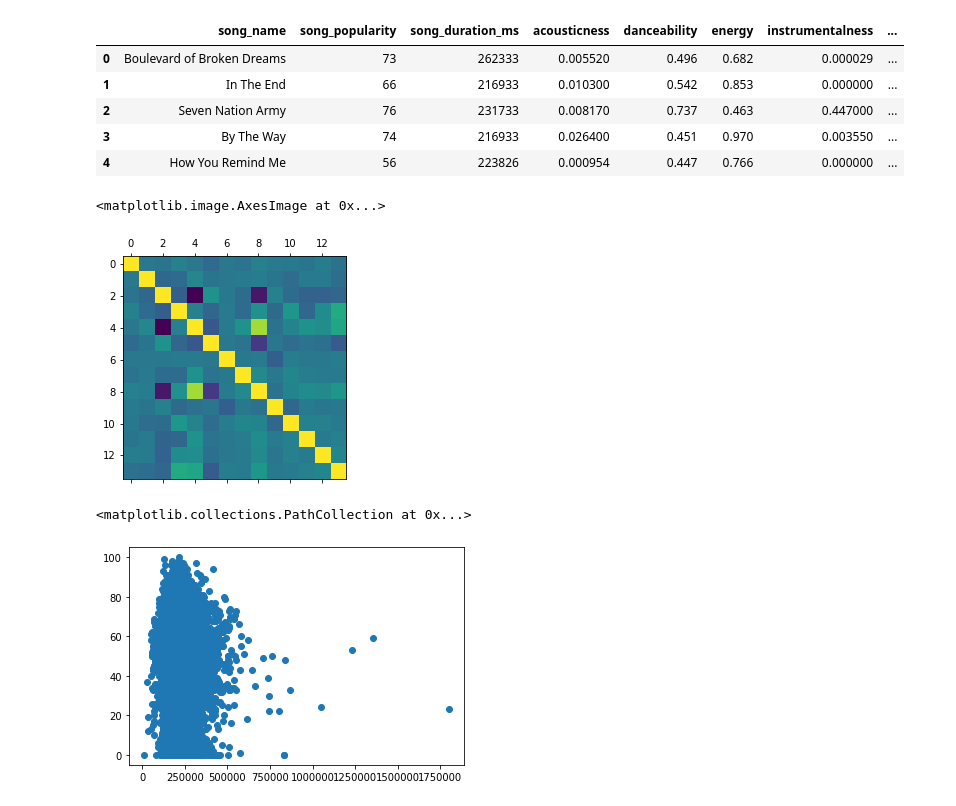
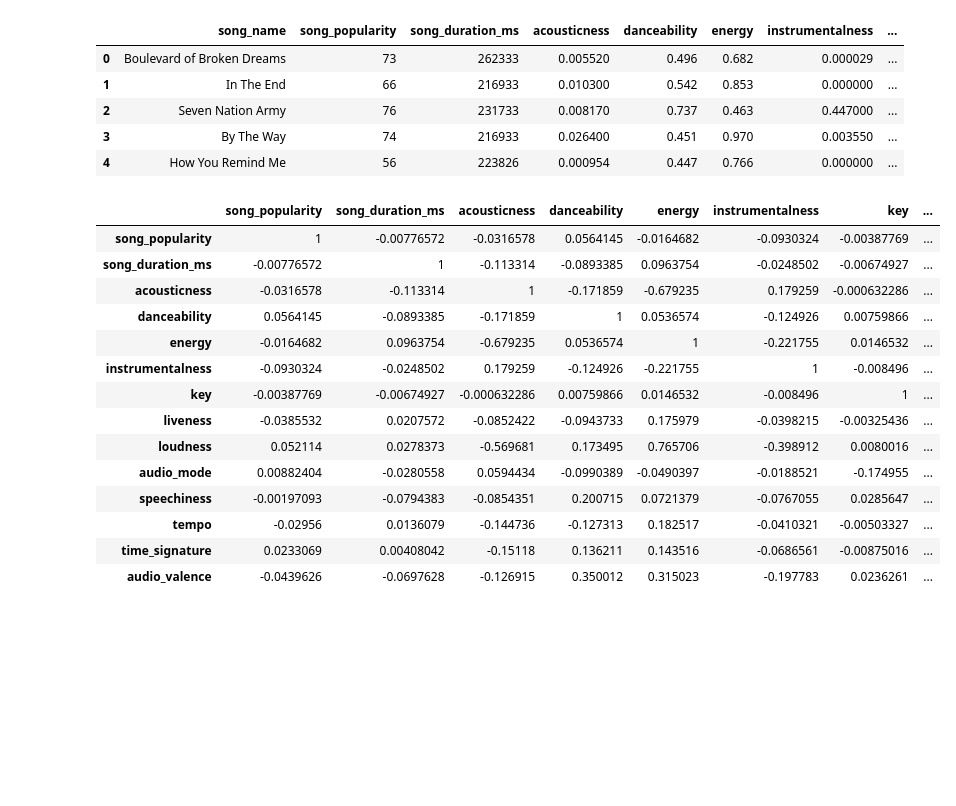
Before and after one commit to vladschepkov/project-one, a Jupyter notebook: Spotify_songs.ipynb, the cells around one changed output. Drawn from its saved outputs; the diff is of its cells as text; code cells hidden in the pictures; blank space fills up the shorter version.

```diff
--- a/Spotify_songs.ipynb
+++ b/Spotify_songs.ipynb
@@ -36,14 +36,29 @@ new_data.head()
 # %%
 # remove duplicates from song_data
 b = pd.DataFrame(new_data)
 b_clean = DataFrame.drop_duplicates(b)
 b_clean.sort_values("song_popularity")
 b_clean.head()
-plt.matshow(b_clean.corr())
+corr = b_clean.corr()
+corr.style.background_gradient(cmap='coolwarm')
+#plt.matshow(b_clean.corr())
 #c_clean = b_clean.sort_values("song_popularity", ascending = False)
 #c_clean.head()
 #c_clean=c_clean[c_clean.duplicated(subset="song_popularity",keep="first")].reset_index(drop="index")
 #c_clean
 # %% [output]
-<matplotlib.image.AxesImage at 0x...>
-[figure, removed]
+|  | song_popularity | song_duration_ms | acousticness | danceability | energy | instrumentalness | key | ... |
+| song_popularity | 1 | -0.00776572 | -0.0316578 | 0.0564145 | -0.0164682 | -0.0930324 | -0.00387769 | ... |
+| song_duration_ms | -0.00776572 | 1 | -0.113314 | -0.0893385 | 0.0963754 | -0.0248502 | -0.00674927 | ... |
+| acousticness | -0.0316578 | -0.113314 | 1 | -0.171859 | -0.679235 | 0.179259 | -0.000632286 | ... |
+| danceability | 0.0564145 | -0.0893385 | -0.171859 | 1 | 0.0536574 | -0.124926 | 0.00759866 | ... |
+| energy | -0.0164682 | 0.0963754 | -0.679235 | 0.0536574 | 1 | -0.221755 | 0.0146532 | ... |
+| instrumentalness | -0.0930324 | -0.0248502 | 0.179259 | -0.124926 | -0.221755 | 1 | -0.008496 | ... |
+| key | -0.00387769 | -0.00674927 | -0.000632286 | 0.00759866 | 0.0146532 | -0.008496 | 1 | ... |
+| liveness | -0.0385532 | 0.0207572 | -0.0852422 | -0.0943733 | 0.175979 | -0.0398215 | -0.00325436 | ... |
+| loudness | 0.052114 | 0.0278373 | -0.569681 | 0.173495 | 0.765706 | -0.398912 | 0.0080016 | ... |
+| audio_mode | 0.00882404 | -0.0280558 | 0.0594434 | -0.0990389 | -0.0490397 | -0.0188521 | -0.174955 | ... |
+| speechiness | -0.00197093 | -0.0794383 | -0.0854351 | 0.200715 | 0.0721379 | -0.0767055 | 0.0285647 | ... |
+| tempo | -0.02956 | 0.0136079 | -0.144736 | -0.127313 | 0.182517 | -0.0410321 | -0.00503327 | ... |
+| time_signature | 0.0233069 | 0.00408042 | -0.15118 | 0.136211 | 0.143516 | -0.0686561 | -0.00875016 | ... |
+| audio_valence | -0.0439626 | -0.0697628 | -0.126915 | 0.350012 | 0.315023 | -0.197783 | 0.0236261 | ... |
@@ -52,5 +64,0 @@ plt.matshow(b_clean.corr())
-# %%
-plt.scatter(b_clean.song_duration_ms,b_clean.song_popularity)
-# %% [output]
-<matplotlib.collections.PathCollection at 0x...>
-[figure, removed]
```
Also changed, not shown: parts of 1 cell of this notebook.
